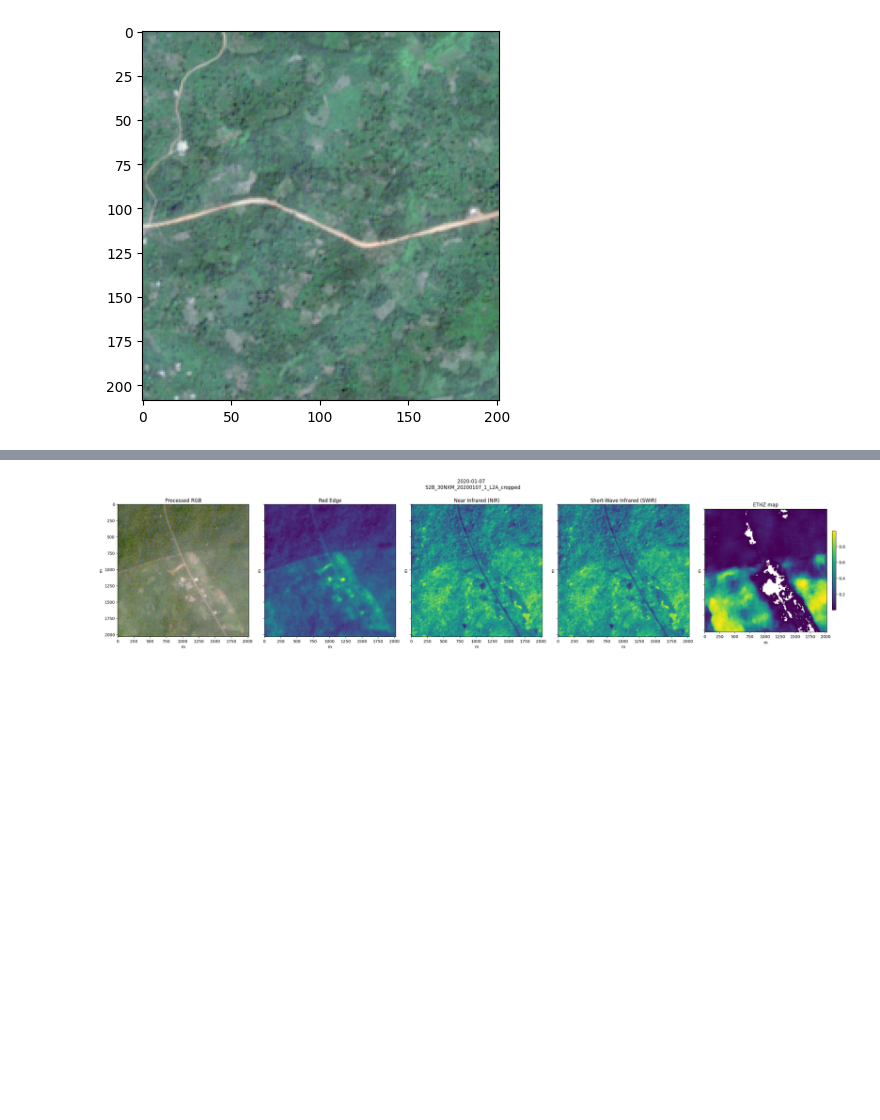
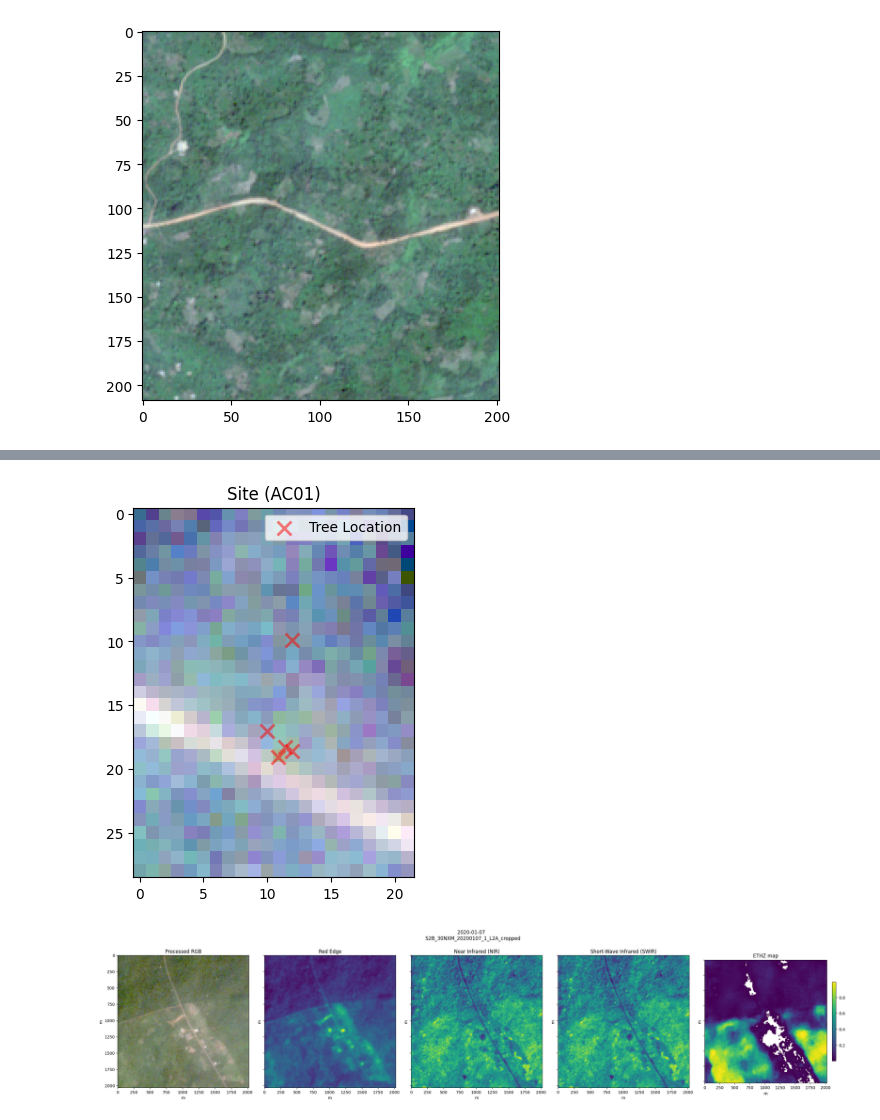
Before and after one commit to arthurgassner-synotis/forestero-skymap-poc, a Jupyter notebook: nb/0-3-plot_sites.ipynb, the cells around one changed output, grey strips where cells are left out. Cells and saved outputs as stored; diff of their text form; code cells hidden in the pictures; blank space fills up the shorter version.

```diff
--- a/nb/0-3-plot_sites.ipynb
+++ b/nb/0-3-plot_sites.ipynb
@@ -277,3 +211,32 @@ plot_stac_item(si)
+# %%
+def plot_site_over_crop(site, cropped_snapshot):
+    # 1. Project the WGS84 (lon, lat) point into the cropped image's native CRS
+    lats = [lat for lat, _ in site.lat_lons]
+    lons = [lon for _, lon in site.lat_lons]
+    xs, ys = warp_transform("EPSG:4326", cropped_snapshot.crs, lons, lats)
+
+    # 2. Reconstruct the affine transform for the cropped array
+    minx, miny, maxx, maxy = cropped_snapshot.bounds
+    height, width = cropped_snapshot.processed_rgb.shape[:2]
+    img_transform = from_bounds(minx, miny, maxx, maxy, width, height)
+
+    # 3. Convert the projected spatial coordinates to pixel coordinates (col, row)
+    # FIX: Loop through each (x, y) pair and apply the inverse transform individually
+    cols, rows = zip(*[~img_transform * (x, y) for x, y in zip(xs, ys)])
+
+    # 4. Plot the image and the points
+    plt.imshow(cropped_snapshot.processed_rgb)
+
+    # Plot using the calculated pixel coordinates
+    plt.scatter(cols, rows, color="red", marker="x", alpha=0.5, s=100, linewidths=2, label="Tree Location")
+
+    plt.legend()
+    plt.title(f"Site ({site.name})")
+    plt.show()
+
+plot_site_over_crop(site, site_name_to_crops[site.name][0])
+# %% [output]
+[figure, added]
 # %%
 s = [e for e in sites if e.name == "KU06"][0]
 # %%
```
Also changed, not shown: parts of 13 cells of this notebook, 6 other files.
